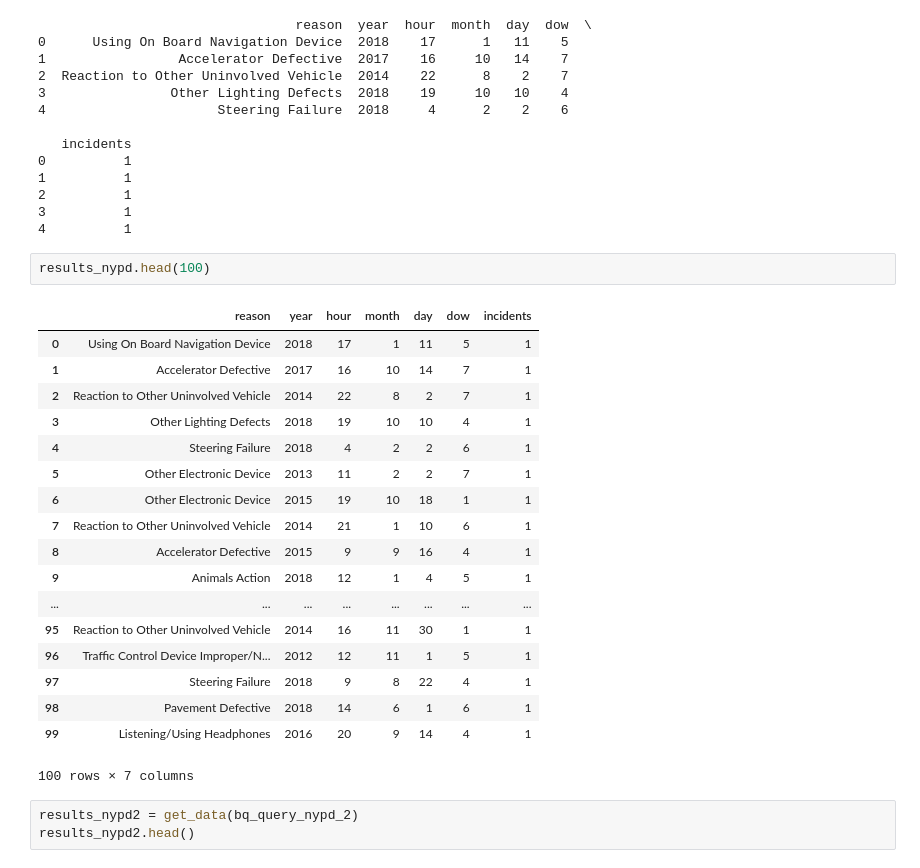
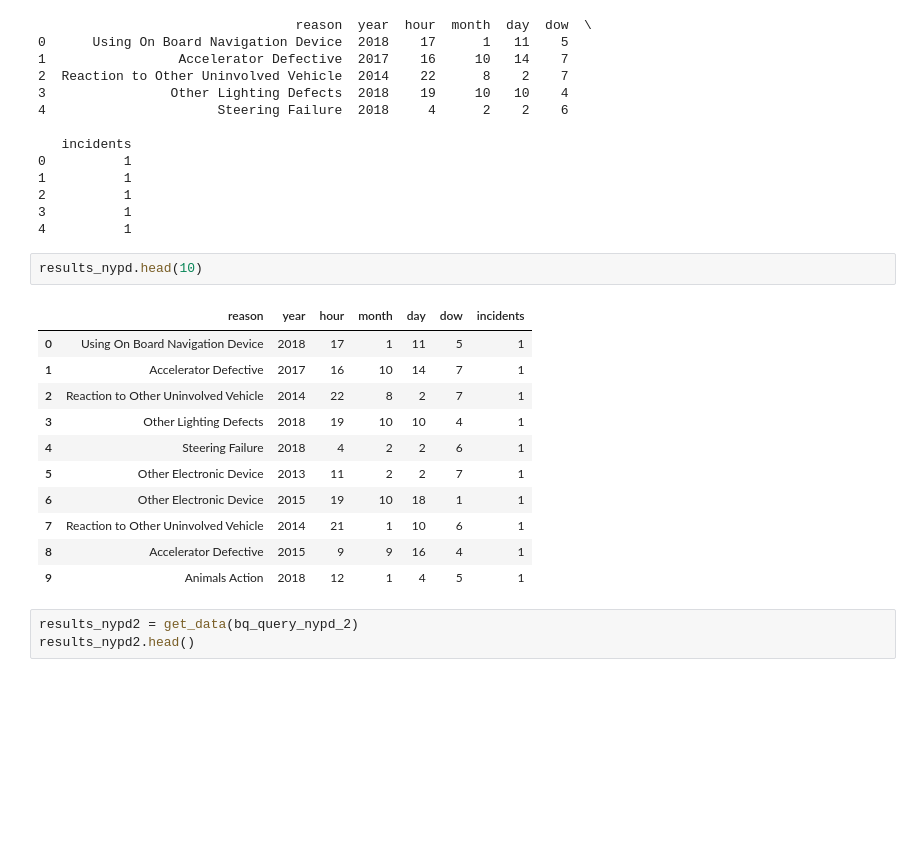
Before and after one commit to anthonype/cs816, a Jupyter notebook: src/nyc_mv_weather.ipynb, the cells around one changed output. Saved outputs shown, nothing was run; the diff lists cells and outputs as text; blank space fills up the shorter version.

```diff
--- a/src/nyc_mv_weather.ipynb
+++ b/src/nyc_mv_weather.ipynb
@@ -187,26 +187,19 @@ results_nypd = get_data(bq_query_nypd)
 3          1
 4          1
 # %%
-results_nypd.head(100)
+results_nypd.head(10)
 # %% [output]
 |  | reason | year | hour | month | day | dow | incidents |
 | 0 | Using On Board Navigation Device | 2018 | 17 | 1 | 11 | 5 | 1 |
 | 1 | Accelerator Defective | 2017 | 16 | 10 | 14 | 7 | 1 |
 | 2 | Reaction to Other Uninvolved Vehicle | 2014 | 22 | 8 | 2 | 7 | 1 |
 | 3 | Other Lighting Defects | 2018 | 19 | 10 | 10 | 4 | 1 |
 | 4 | Steering Failure | 2018 | 4 | 2 | 2 | 6 | 1 |
 | 5 | Other Electronic Device | 2013 | 11 | 2 | 2 | 7 | 1 |
 | 6 | Other Electronic Device | 2015 | 19 | 10 | 18 | 1 | 1 |
 | 7 | Reaction to Other Uninvolved Vehicle | 2014 | 21 | 1 | 10 | 6 | 1 |
 | 8 | Accelerator Defective | 2015 | 9 | 9 | 16 | 4 | 1 |
 | 9 | Animals Action | 2018 | 12 | 1 | 4 | 5 | 1 |
-| ... | ... | ... | ... | ... | ... | ... | ... |
-| 95 | Reaction to Other Uninvolved Vehicle | 2014 | 16 | 11 | 30 | 1 | 1 |
-| 96 | Traffic Control Device Improper/N... | 2012 | 12 | 11 | 1 | 5 | 1 |
-| 97 | Steering Failure | 2018 | 9 | 8 | 22 | 4 | 1 |
-| 98 | Pavement Defective | 2018 | 14 | 6 | 1 | 6 | 1 |
-| 99 | Listening/Using Headphones | 2016 | 20 | 9 | 14 | 4 | 1 |
-100 rows × 7 columns
 # %%
 results_nypd2 = get_data(bq_query_nypd_2)
 results_nypd2.head()
```
Also changed, not shown: parts of 10 cells of this notebook, 6 other files.
